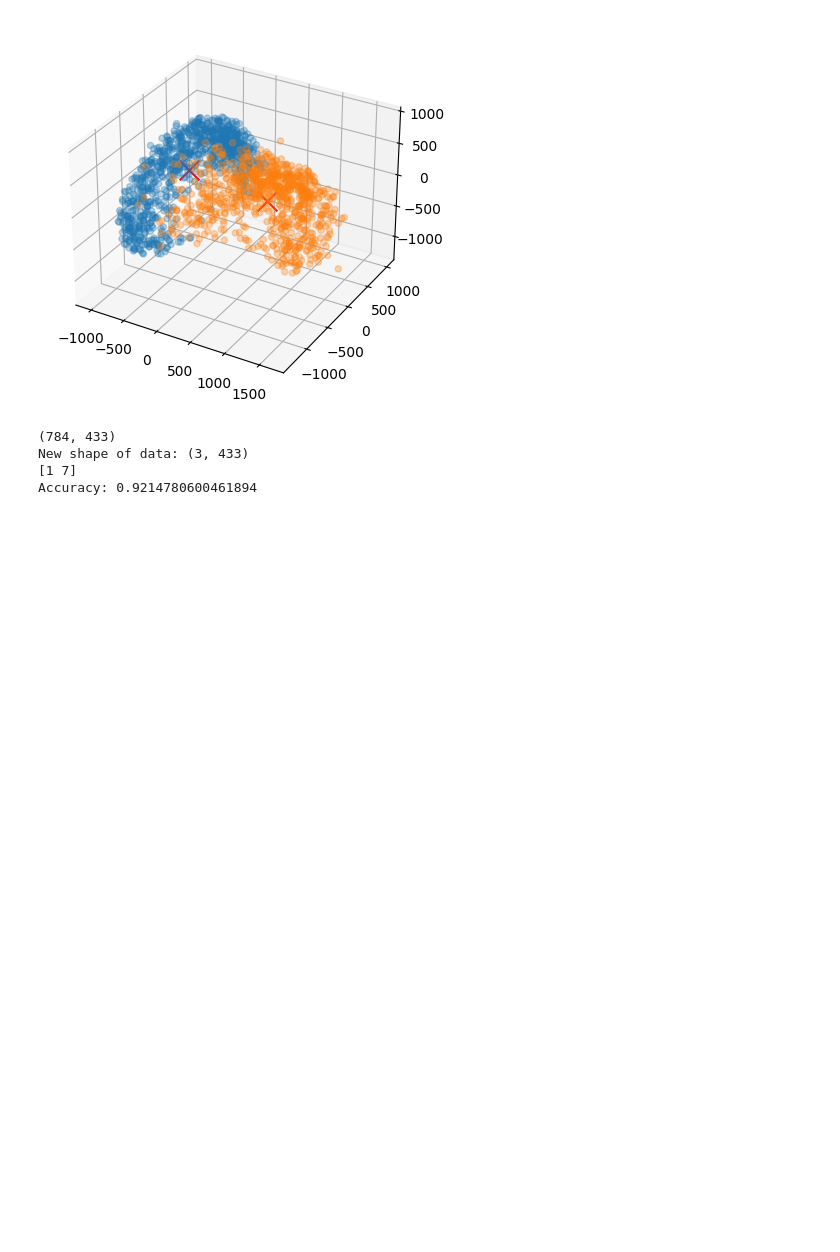
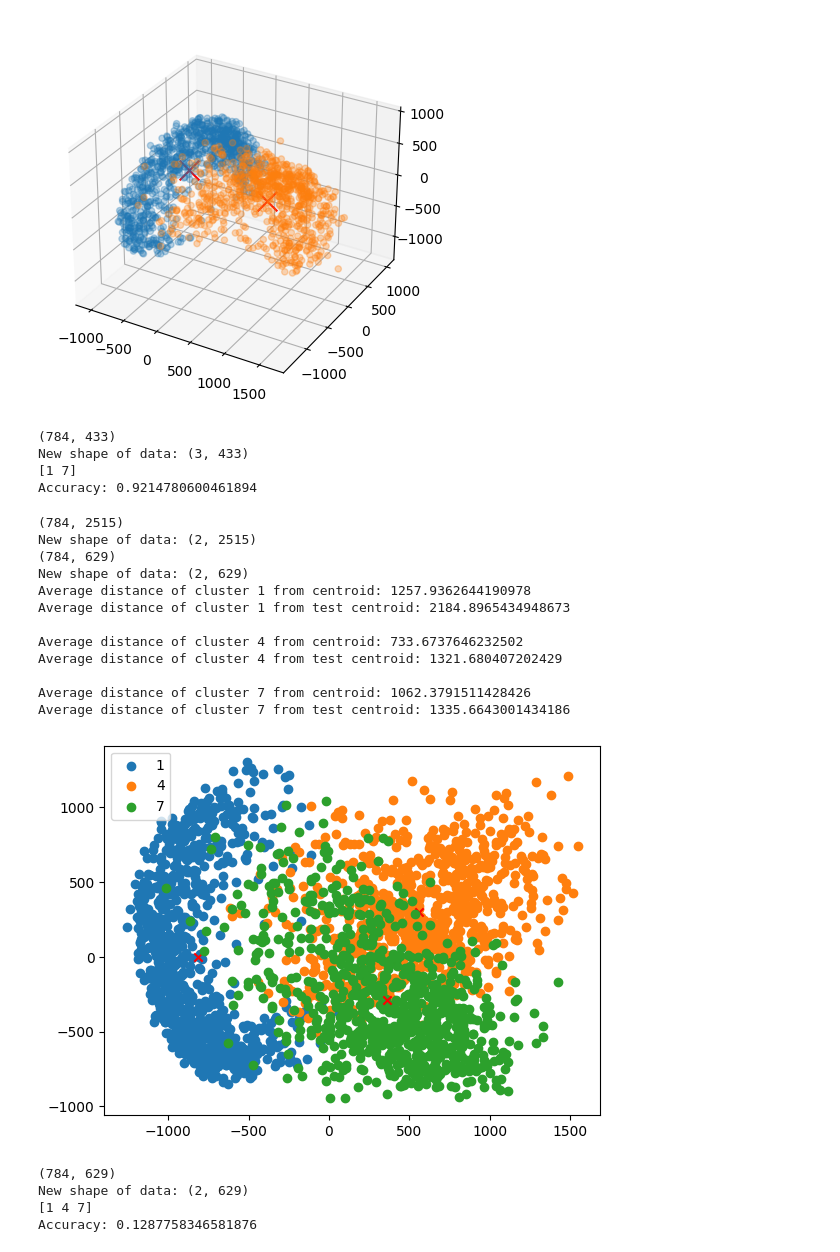
Before and after one commit to GiovanniGrotto/SSMLab, a Jupyter notebook: Homework2/Homework2.ipynb, the cells around one changed output. Cells and saved outputs as stored; diff of their text form; code cells hidden in the pictures; blank space fills up the shorter version.

```diff
--- a/Homework2/Homework2.ipynb
+++ b/Homework2/Homework2.ipynb
@@ -99,7 +99,7 @@ print(type(label))
 x_data = data['X']
 print(type(x_data))
 print(x_data.shape, label.shape)
-numbers = [1, 7]
+numbers = [1, 4, 7]
 # %% [output]
 <class 'numpy.ndarray'>
 <class 'numpy.ndarray'>
@@ -381,0 +395,23 @@ Accuracy: 0.9214780600461894
+# %%
+centroid_list = plot_cluster()
+# %% [output]
+(784, 2515)
+New shape of data: (2, 2515)
+(784, 629)
+New shape of data: (2, 629)
+Average distance of cluster 1 from centroid: 1257.9362644190978
+Average distance of cluster 1 from test centroid: 2184.8965434948673
+
+Average distance of cluster 4 from centroid: 733.6737646232502
+Average distance of cluster 4 from test centroid: 1321.680407202429
+
+Average distance of cluster 7 from centroid: 1062.3791511428426
+Average distance of cluster 7 from test centroid: 1335.6643001434186
+[figure, added]
+# %%
+get_accuracy(centroid_list)
+# %% [output]
+(784, 629)
+New shape of data: (2, 629)
+[1 4 7]
+Accuracy: 0.1287758346581876
```
Also changed, not shown: parts of 13 cells of this notebook.
